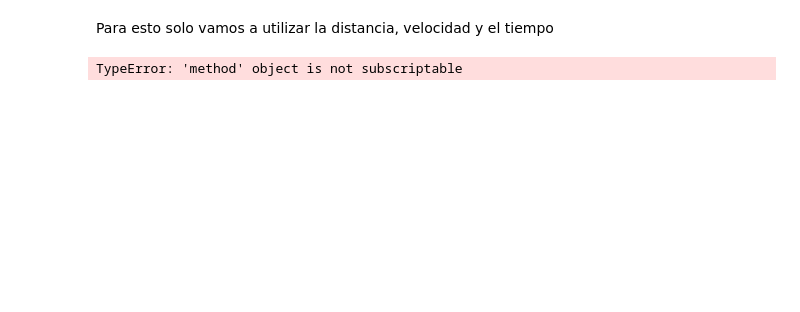
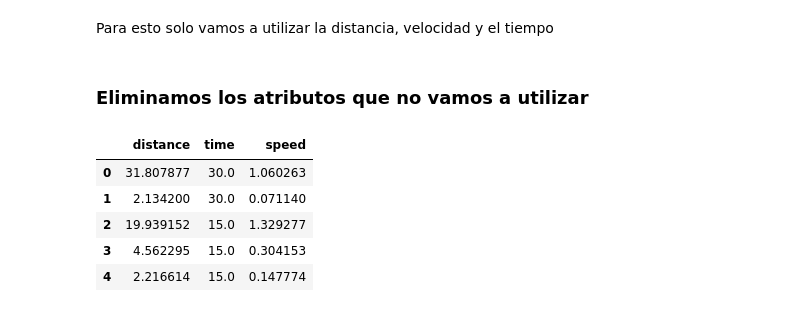
Before and after one commit to Mazzanicolas/TEA, a Jupyter notebook: notebooks/7 - Linear Regression.ipynb, the cells around one changed output. Cells and saved outputs as stored; diff of their text form; code cells hidden in the pictures; blank space fills up the shorter version.

```diff
--- a/notebooks/7 - Linear Regression.ipynb
+++ b/notebooks/7 - Linear Regression.ipynb
@@ -17,7 +27,17 @@ data.head()
 | 4 | 76 | 217 | -56.222866 | -34.855682 | 2018-10-02 14:40:23 | -56.222850 | -34.855667 | 2018-10-02 14:40:38 | ... |
 # %% [markdown]
 Para esto solo vamos a utilizar la distancia, velocidad y el tiempo
+# %% [markdown]
+### Eliminamos los atributos que no vamos a utilizar
 # %%
-data = data.drop['id','line','longitude','latitude','timestamp','next_longitude','next_latitude','next_timestamp','speed','matrix_position']
+data = data.drop(['id','line','longitude','latitude','timestamp','next_longitude','next_latitude','next_timestamp','matrix_position'], axis=1)
+#'speed',
-# %% [output]
-TypeError: 'method' object is not subscriptable
+# %%
+data.head()
+# %% [output]
+|  | distance | time | speed |
+| 0 | 31.807877 | 30.0 | 1.060263 |
+| 1 | 2.134200 | 30.0 | 0.071140 |
+| 2 | 19.939152 | 15.0 | 1.329277 |
+| 3 | 4.562295 | 15.0 | 0.304153 |
+| 4 | 2.216614 | 15.0 | 0.147774 |
```
Also changed, not shown: parts of 19 cells of this notebook.
